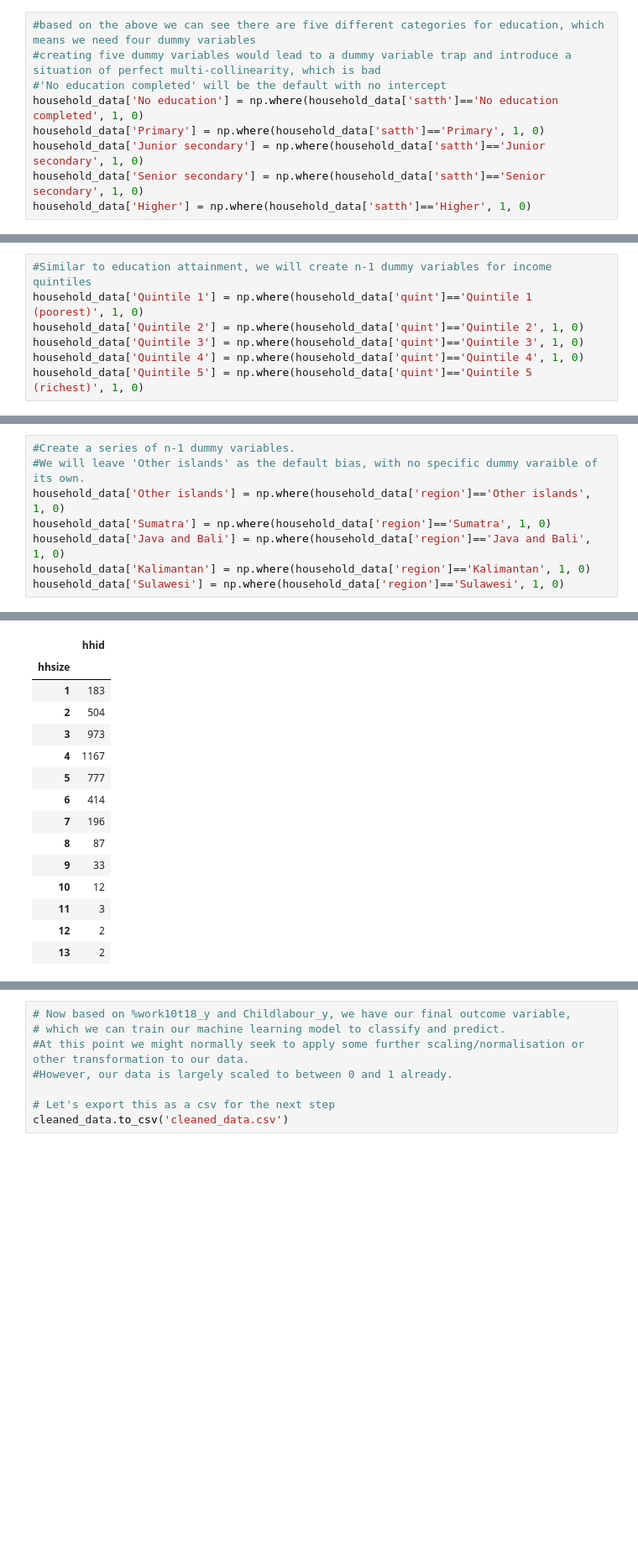
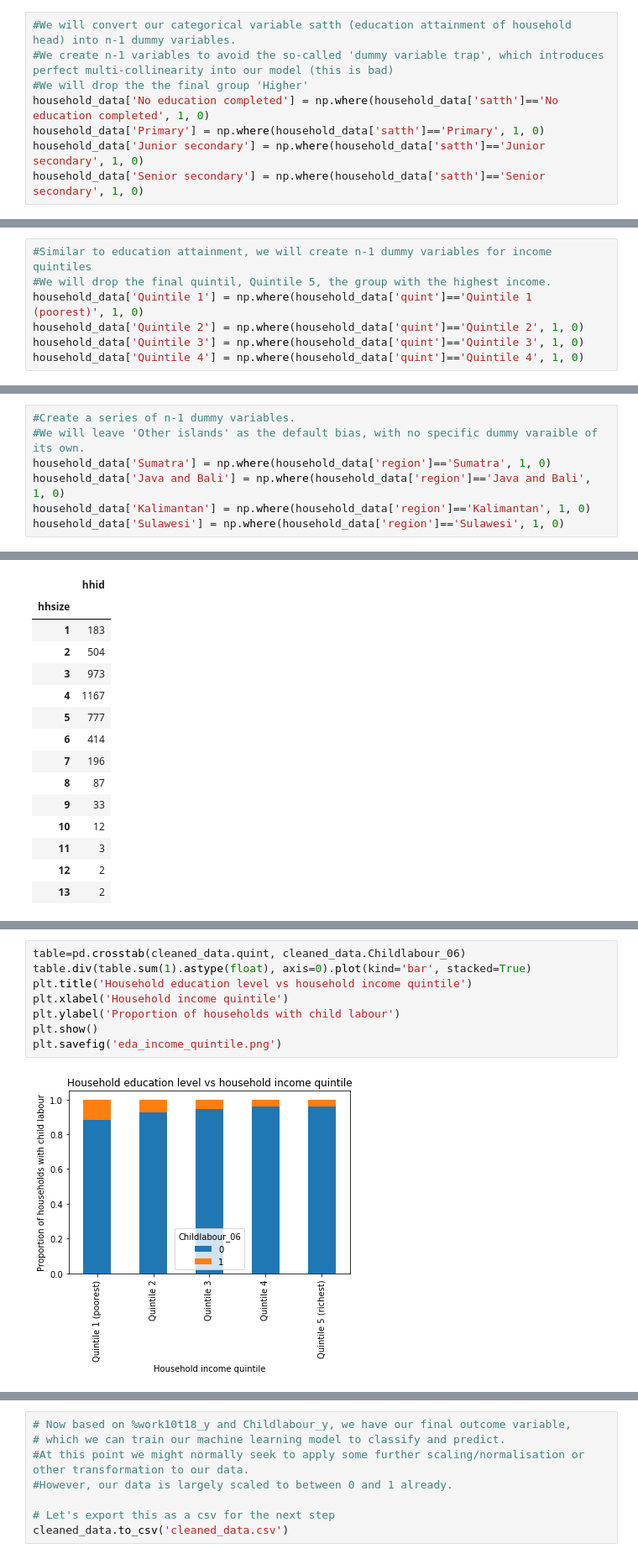
Before and after one commit to Laurie1990/Project3, a Jupyter notebook: data_cleaning_preprocessing.ipynb, the cells around one changed output, grey strips where cells are left out. Shown at 84% size. Cells and saved outputs as stored; diff of their text form; blank space fills up the shorter version.

```diff
--- a/data_cleaning_preprocessing.ipynb
+++ b/data_cleaning_preprocessing.ipynb
@@ -90,14 +90,13 @@ household_data.satth.unique()
 array(['Primary', 'Junior secondary', 'Senior secondary',
        'No education completed', 'Higher'], dtype=object)
 # %%
-#based on the above we can see there are five different categories for education, which means we need four dummy variables
-#creating five dummy variables would lead to a dummy variable trap and introduce a situation of perfect multi-collinearity, which is bad
-#'No education completed' will be the default with no intercept
-household_data['No education'] = np.where(household_data['satth']=='No education completed', 1, 0)
+#We will convert our categorical variable satth (education attainment of household head) into n-1 dummy variables.
+#We create n-1 variables to avoid the so-called 'dummy variable trap', which introduces perfect multi-collinearity into our model (this is bad)
+#We will drop the the final group 'Higher'
+household_data['No education completed'] = np.where(household_data['satth']=='No education completed', 1, 0)
 household_data['Primary'] = np.where(household_data['satth']=='Primary', 1, 0)
 household_data['Junior secondary'] = np.where(household_data['satth']=='Junior secondary', 1, 0)
 household_data['Senior secondary'] = np.where(household_data['satth']=='Senior secondary', 1, 0)
-household_data['Higher'] = np.where(household_data['satth']=='Higher', 1, 0)
 # %%
 #Turn variable rural, which records whether a household rural or urban into a dummy variable
 household_data['rural'] = household_data['rural'].map({'Rural': 1, 'Urban': 0})
@@ -110,8 +109,8 @@ array(['Quintile 1 (poorest)', 'Quintile 4', 'Quintile 2',
        'Quintile 5 (richest)', 'Quintile 3'], dtype=object)
 # %%
 #Similar to education attainment, we will create n-1 dummy variables for income quintiles
+#We will drop the final quintil, Quintile 5, the group with the highest income.
 household_data['Quintile 1'] = np.where(household_data['quint']=='Quintile 1 (poorest)', 1, 0)
 household_data['Quintile 2'] = np.where(household_data['quint']=='Quintile 2', 1, 0)
 household_data['Quintile 3'] = np.where(household_data['quint']=='Quintile 3', 1, 0)
 household_data['Quintile 4'] = np.where(household_data['quint']=='Quintile 4', 1, 0)
-household_data['Quintile 5'] = np.where(household_data['quint']=='Quintile 5 (richest)', 1, 0)
@@ -124,7 +135,6 @@ array(['Sumatra', 'Java and Bali', 'Other islands', 'Kalimantan',
 # %%
 #Create a series of n-1 dummy variables.
 #We will leave 'Other islands' as the default bias, with no specific dummy varaible of its own.
-household_data['Other islands'] = np.where(household_data['region']=='Other islands', 1, 0)
 household_data['Sumatra'] = np.where(household_data['region']=='Sumatra', 1, 0)
 household_data['Java and Bali'] = np.where(household_data['region']=='Java and Bali', 1, 0)
 household_data['Kalimantan'] = np.where(household_data['region']=='Kalimantan', 1, 0)
@@ -293,0 +310,10 @@ Text(0, 0.5, 'Proportion of households with child labour')
+# %%
+table=pd.crosstab(cleaned_data.quint, cleaned_data.Childlabour_06)
+table.div(table.sum(1).astype(float), axis=0).plot(kind='bar', stacked=True)
+plt.title('Household education level vs household income quintile')
+plt.xlabel('Household income quintile')
+plt.ylabel('Proportion of households with child labour')
+plt.show()
+plt.savefig('eda_income_quintile.png')
+# %% [output]
+[figure, added]
```
Also changed, not shown: parts of 12 cells of this notebook, 8 other files.
